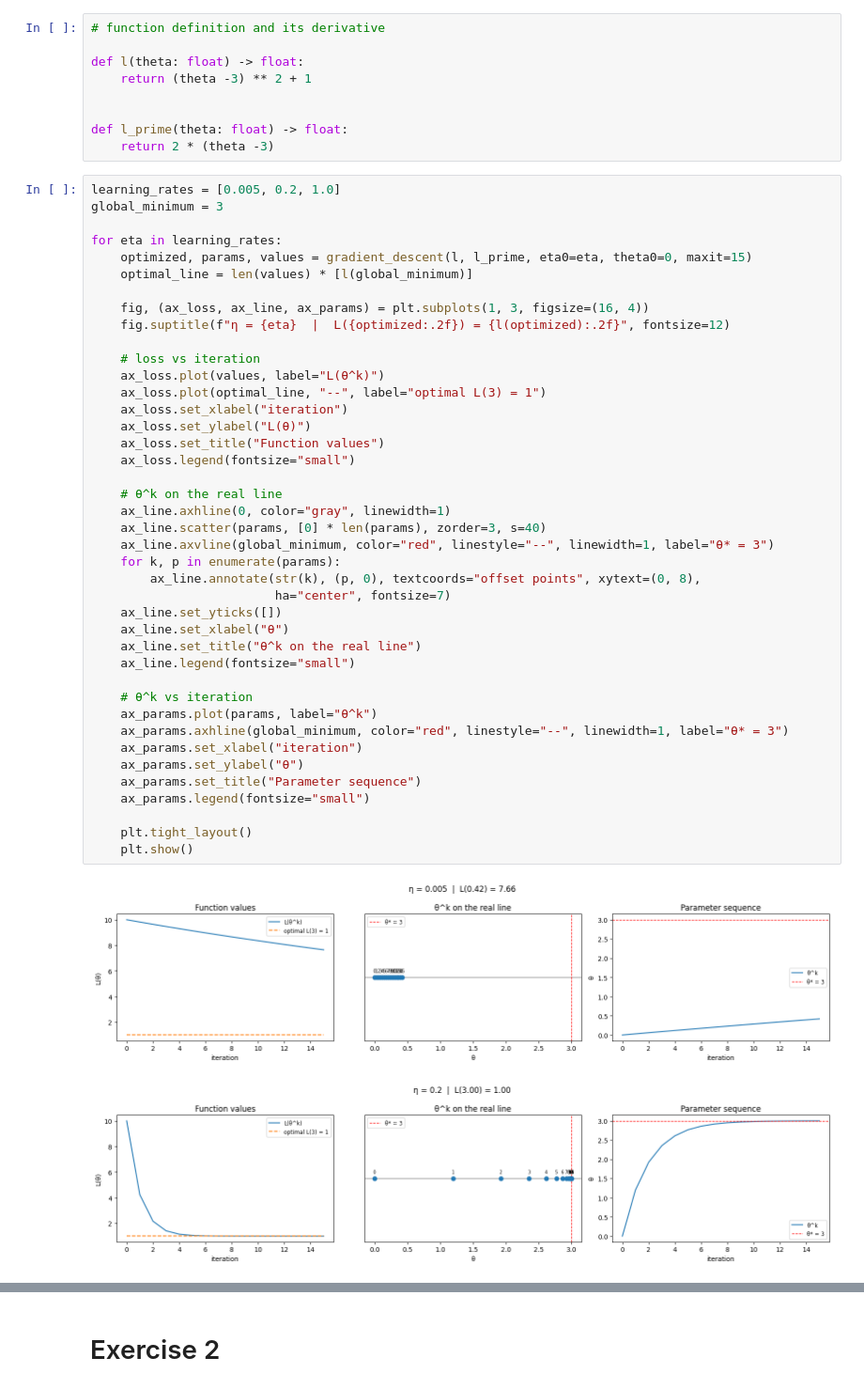
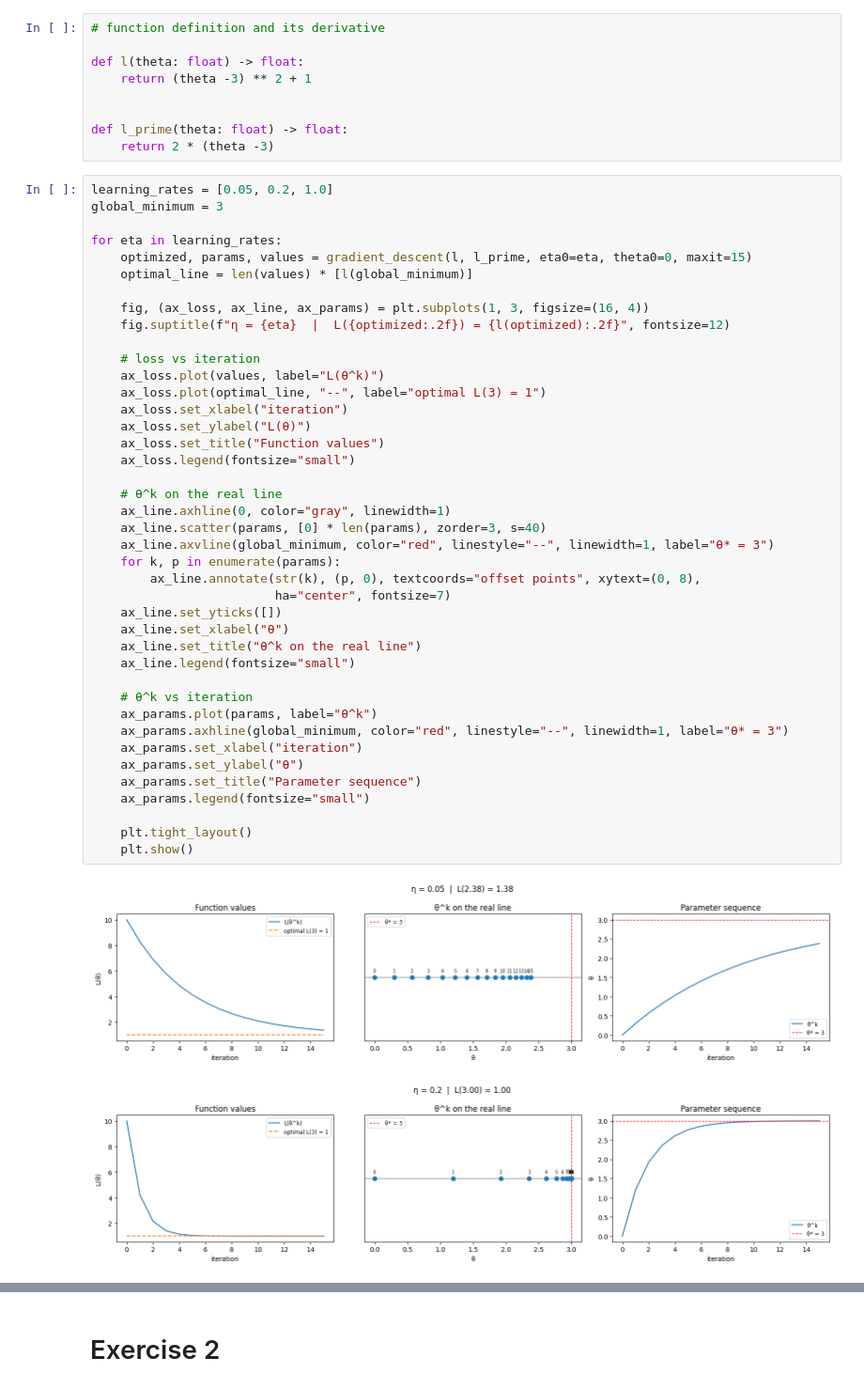
Before and after one commit to Tarekun/smm, a Jupyter notebook: hm1_gradient_descent.ipynb, the cells around one changed output, grey strips where cells are left out. Shown at 94% size. Saved outputs shown, nothing was run; the diff lists cells and outputs as text.

```diff
--- a/hm1_gradient_descent.ipynb
+++ b/hm1_gradient_descent.ipynb
@@ -130,7 +130,7 @@ def l(theta: float) -> float:
 def l_prime(theta: float) -> float:
     return 2 * (theta -3)
 # %%
-learning_rates = [0.005, 0.2, 1.0]
+learning_rates = [0.05, 0.2, 1.0]
 global_minimum = 3
 
 for eta in learning_rates:
@@ -144,33 +144,33 @@ for eta in learning_rates:
     ax_loss.plot(values, label="L(θ^k)")
     ax_loss.plot(optimal_line, "--", label="optimal L(3) = 1")
     ax_loss.set_xlabel("iteration")
     ax_loss.set_ylabel("L(θ)")
     ax_loss.set_title("Function values")
     ax_loss.legend(fontsize="small")
 
     # θ^k on the real line
     ax_line.axhline(0, color="gray", linewidth=1)
     ax_line.scatter(params, [0] * len(params), zorder=3, s=40)
     ax_line.axvline(global_minimum, color="red", linestyle="--", linewidth=1, label="θ* = 3")
     for k, p in enumerate(params):
         ax_line.annotate(str(k), (p, 0), textcoords="offset points", xytext=(0, 8),
                          ha="center", fontsize=7)
     ax_line.set_yticks([])
     ax_line.set_xlabel("θ")
     ax_line.set_title("θ^k on the real line")
     ax_line.legend(fontsize="small")
 
     # θ^k vs iteration
     ax_params.plot(params, label="θ^k")
     ax_params.axhline(global_minimum, color="red", linestyle="--", linewidth=1, label="θ* = 3")
     ax_params.set_xlabel("iteration")
     ax_params.set_ylabel("θ")
     ax_params.set_title("Parameter sequence")
     ax_params.legend(fontsize="small")
 
     plt.tight_layout()
     plt.show()
 # %% [output]
-[figure, old version]
+[figure, new version]
 [figure]
 [figure]
```
Also changed, not shown: parts of 5 cells of this notebook, 3 other files.
